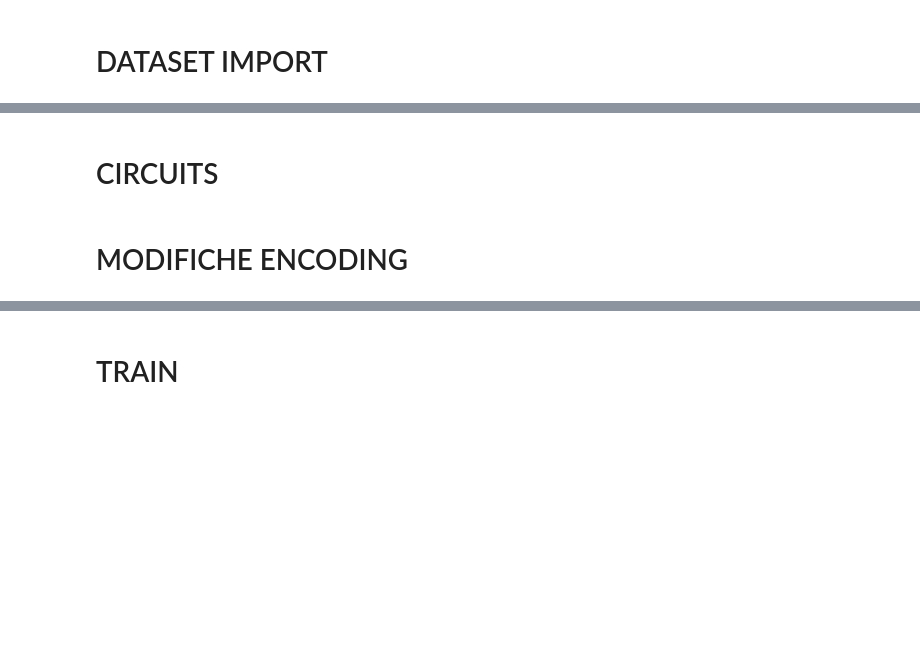
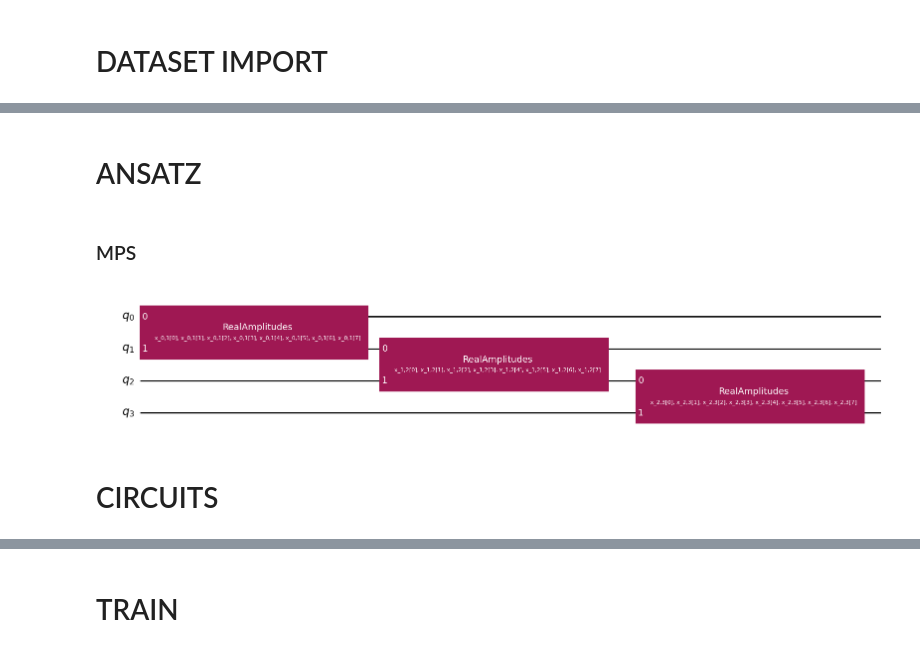
Before and after one commit to Davy592/Quantum-Metric-Learning-with-Reuploading, a Jupyter notebook: Quantum Metric Learning.ipynb, the cells around one changed output, grey strips where cells are left out. Drawn from its saved outputs; the diff is of its cells as text; code cells hidden in the pictures; blank space fills up the shorter version.

```diff
--- a/Quantum Metric Learning.ipynb
+++ b/Quantum Metric Learning.ipynb
@@ -224,2 +389,32 @@ ax.scatter(vis_x[:,0], vis_x[:,1], c=t.target, cmap='Dark2')
+# %% [markdown]
+# ANSATZ
+# %% [markdown]
+### MPS
+# %%
+def MPS(num_qubits,parameter_prefix="x", **kwargs):
+    """
+    Constructs a Matrix Product State (MPS) quantum circuit.
+
+    Args:
+        num_qubits (int): The number of qubits in the circuit.
+        **kwargs: Additional keyword arguments to be passed to the
+        RealAmplitudes.
+
+    Returns:
+        QuantumCircuit: The constructed MPS quantum circuit.
+
+    """
+    qc = QuantumCircuit(num_qubits)
+    qubits = range(num_qubits)
+    for i, j in zip(qubits[:-1], qubits[1:]):
+        block = RealAmplitudes(2, parameter_prefix=f"{parameter_prefix}_{i},{j}", **kwargs)
+        qc.compose(block, [i, j], inplace=True)
+        # if i < num_qubits - 2:
+        #     qc.barrier()
+    return qc
+
+MPS(4).draw('mpl')
+# %% [output]
+[figure, added]
 # %% [markdown]
 # CIRCUITS
@@ -273,2 +420,0 @@ pooling_layer(4, param_prefix="m").draw(output="mpl")
-# %% [markdown]
-# MODIFICHE ENCODING
```
Also changed, not shown: parts of 54 cells of this notebook.
